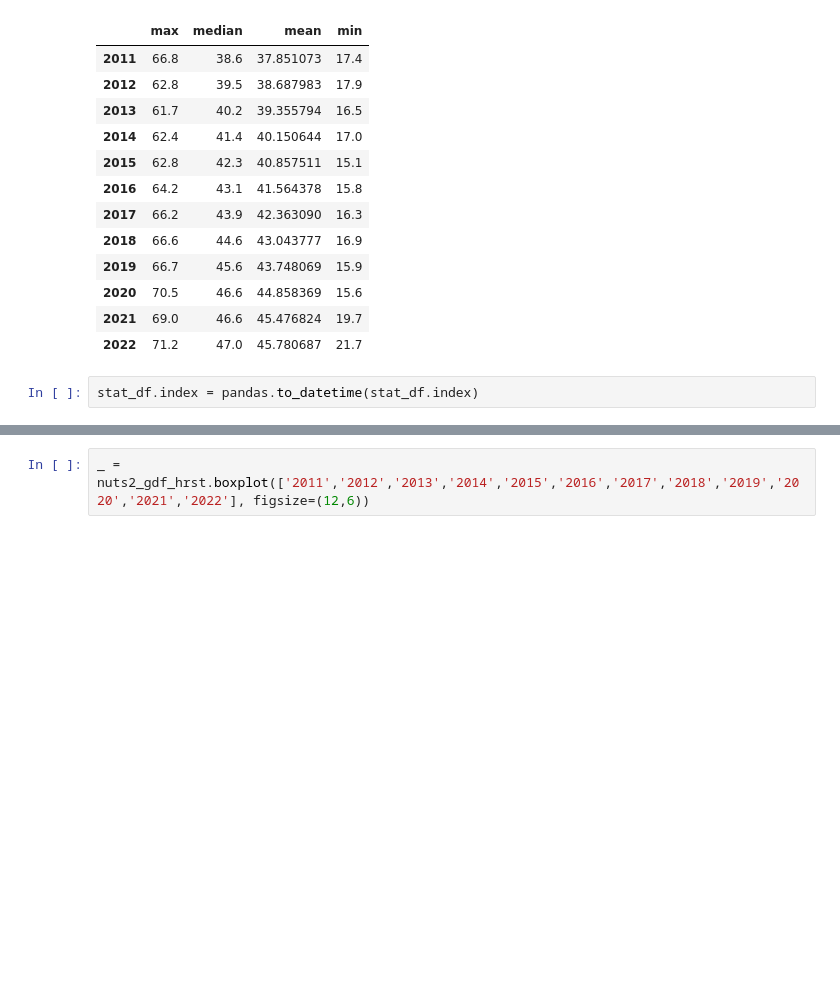
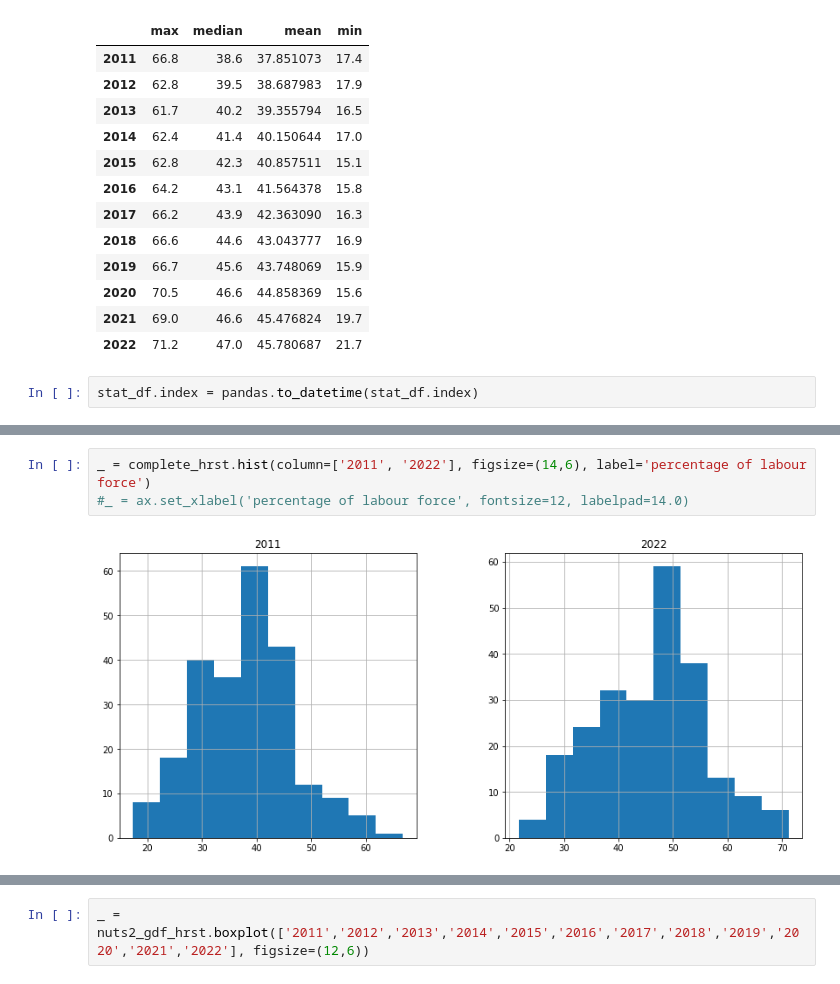
Before and after one commit to GISAdamToth/ArcGIS_Notebooks_thesis, a Jupyter notebook: eurostat/eurostat.ipynb, the cells around one changed output, grey strips where cells are left out. Drawn from its saved outputs; the diff is of its cells as text; blank space fills up the shorter version.

```diff
--- a/eurostat/eurostat.ipynb
+++ b/eurostat/eurostat.ipynb
@@ -408 +402,6 @@ _ = ax.set_ylabel('percentage of labour force', fontsize=12, labelpad=14.0)
+# %%
+_ = complete_hrst.hist(column=['2011', '2022'], figsize=(14,6), label='percentage of labour force')
+#_ = ax.set_xlabel('percentage of labour force', fontsize=12, labelpad=14.0)
+# %% [output]
+[figure, added]
 # %%
```
Also changed, not shown: parts of 10 cells of this notebook.
